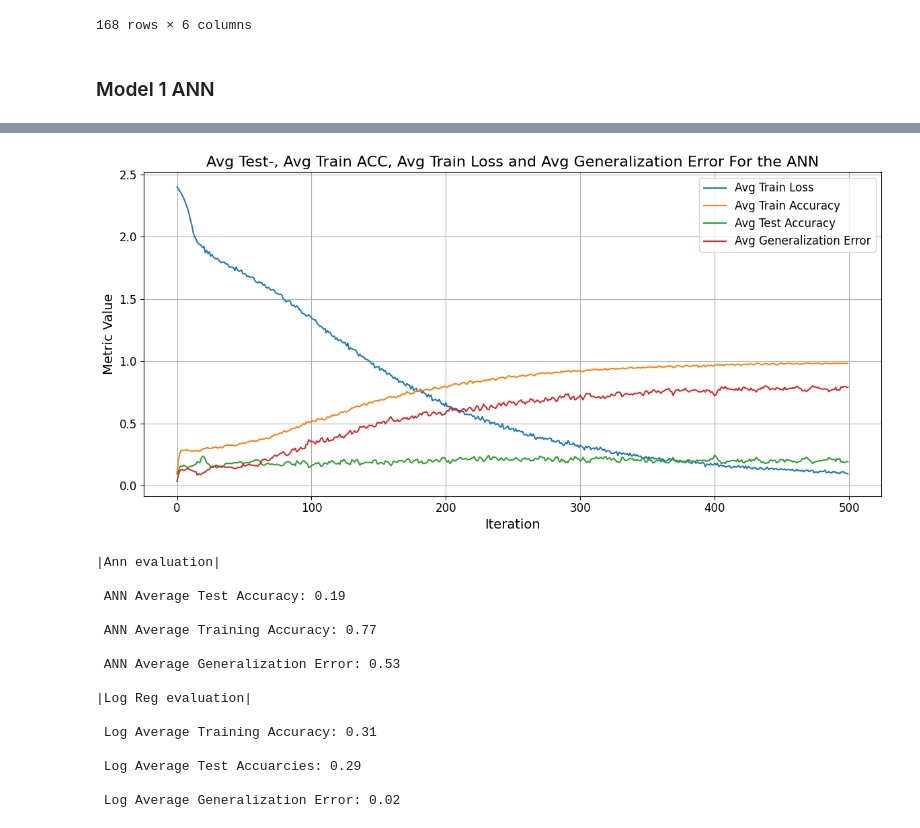
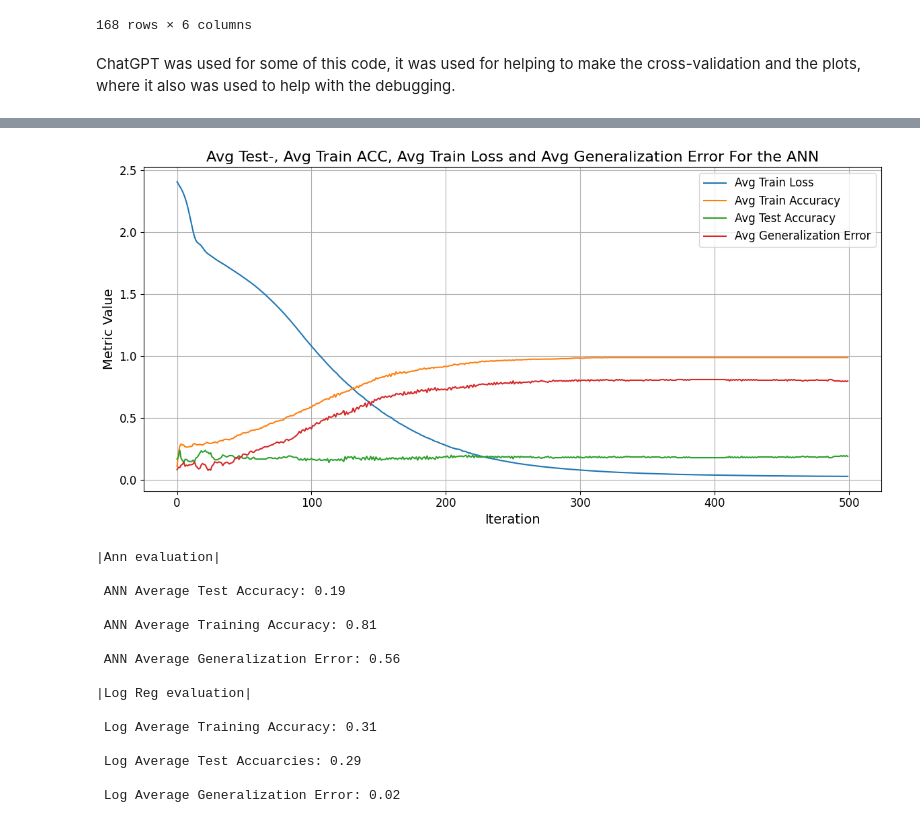
Before and after one commit to Twinbo/02445---Individuel-assignment-, a Jupyter notebook: individuel_assignment.ipynb, the cells around one changed output, grey strips where cells are left out. Cells and saved outputs as stored; diff of their text form; code cells hidden in the pictures.

```diff
--- a/individuel_assignment.ipynb
+++ b/individuel_assignment.ipynb
@@ -52,8 +52,6 @@ x_standardized
 | 166 | -0.689868 | -0.540823 | -0.855363 | -0.109724 | -1.017820 | -0.737003 |
 | 167 | -0.649934 | -0.690796 | 1.881316 | -1.455931 | 1.979542 | -0.718250 |
 168 rows × 6 columns
-# %% [markdown]
-### Model 1 ANN
 # %%
 # class ANNClassifier(torch.nn.Module):
 #     def __init__(self,input_dim, hidden_units, output_dim):
@@ -112,6 +110,8 @@ x_standardized
 #         ann_accuracy.append(acc)
 
 # print(f"ANN Average Accuracy: {np.mean(ann_accuracy):3f}")
+# %% [markdown]
+ChatGPT was used for some of this code, it was used for helping to make the cross-validation and the plots, where it also was used to help with the debugging.
 # %%
 class ANNClassifier(torch.nn.Module):
     def __init__(self,input_dim, hidden_units, output_dim):
@@ -125,7 +125,6 @@ class ANNClassifier(torch.nn.Module):
             torch.nn.ReLU(),
             torch.nn.Linear(hidden_units, hidden_units),
             torch.nn.ReLU(),
-            torch.nn.Dropout(0.3),
             torch.nn.Linear(hidden_units,output_dim)
         )
     def forward(self,x):
@@ -374,11 +373,11 @@ Fold 5 | Iteration 500 | Loss: 0.0751 | Train Acc: 0.9792 | Test Acc: 0.1250
-[figure, old version]
+[figure, new version]
 |Ann evaluation|
 
  ANN Average Test Accuracy: 0.19
 
- ANN Average Training Accuracy: 0.77
+ ANN Average Training Accuracy: 0.81
 
- ANN Average Generalization Error: 0.53
+ ANN Average Generalization Error: 0.56
 
 |Log Reg evaluation|
 
```
Also changed, not shown: parts of 1 cell of this notebook.
